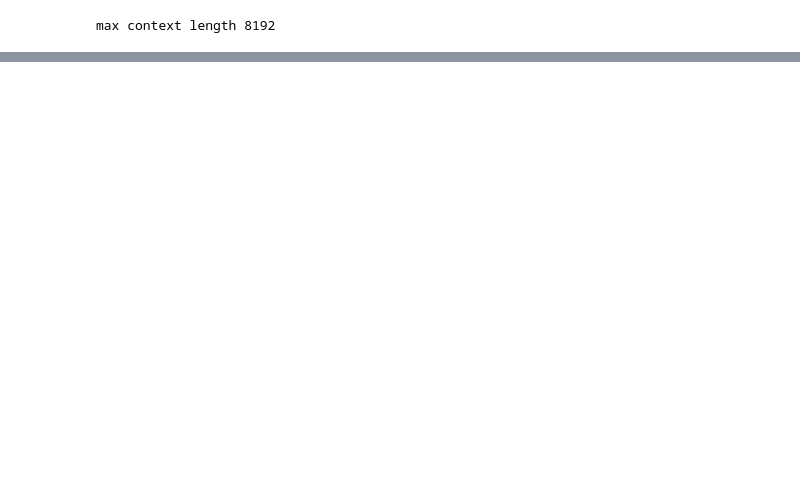
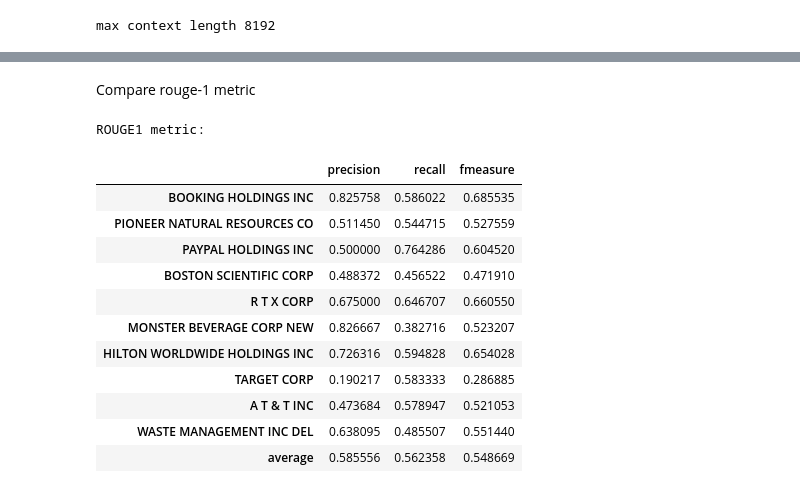
Before and after one commit to terence-lim/data-science-notebooks, a Jupyter notebook: summarization_llm.ipynb, the cells around one changed output, grey strips where cells are left out. Saved outputs shown, nothing was run; the diff lists cells and outputs as text; code cells hidden in the pictures; blank space fills up the shorter version.

```diff
--- a/summarization_llm.ipynb
+++ b/summarization_llm.ipynb
@@ -198,0 +229,17 @@ Summary:""".strip()
+# %%
+# template to prompt GPT and generate response
+def get_gpt_response(prompt: str, system_prompt: str,
+                     model: str = LLM_MODEL) -> str:
+    """Creating message required by API: "prompt" will be the query sent to GPT"""
+    try:
+        messages = [{"role": "system", "content": system_prompt},
+                    {"role": "user", "content": prompt}]
+        completion = client.chat.completions.create(
+            model=model,  # must match the custom deployment name you chose
+            messages=messages,
+            temperature=0.0,
+        )
+        return completion.choices[0].message.content
+    except Exception as e:
+        print(f"ERROR!\n\n {e}")
+        return None
@@ -226,0 +298,5 @@ risk.
+# %%
+# To compute rouge-1 and rouge-2 scores
+rouge_types = ['rouge1', 'rouge2']
+scorer = rouge_scorer.RougeScorer(rouge_types, use_stemmer=True)
+scores = {rouge_type: [] for rouge_type in rouge_types}
@@ -226,0 +305,18 @@ risk.
+# %%
+reference = {}
+for permno in docs.index:
+    print('=====', univ.loc[permno, 'comnam'], '=====')
+    system_prompt = "You are an AI assistant."
+    prompt_template = f"""
+"Write a concise summary of the text.
+
+Text in triple quotes: '''{(found.loc[permno, 'item'] + ' ')[:MAX_CHAR]}'''
+
+Summary:""".strip()
+    reference[permno] = get_gpt_response(prompt_template, system_prompt)
+    print("\n".join([textwrap.fill(s) for s in reference[permno].split('\n')]))
+    print()
+    score = scorer.score(target=reference[permno], prediction=summary[permno])
+    for rouge_type in rouge_types:
+        scores[rouge_type].append(Series(score[rouge_type]._asdict(),
+                                         name=univ.loc[permno, 'comnam']))
@@ -226,0 +341,21 @@ risk.
+# %% [markdown]
+Compare rouge-1 metric
+# %%
+rouge_type = rouge_types[0]
+df = pd.concat(scores[rouge_type], axis=1)
+print(f"{rouge_type.upper()} metric:")
+pd.concat([df, df.T.mean().rename('  average')], axis=1).T
+# %% [output]
+ROUGE1 metric:
+|  | precision | recall | fmeasure |
+| BOOKING HOLDINGS INC | 0.825758 | 0.586022 | 0.685535 |
+| PIONEER NATURAL RESOURCES CO | 0.511450 | 0.544715 | 0.527559 |
+| PAYPAL HOLDINGS INC | 0.500000 | 0.764286 | 0.604520 |
+| BOSTON SCIENTIFIC CORP | 0.488372 | 0.456522 | 0.471910 |
+| R T X CORP | 0.675000 | 0.646707 | 0.660550 |
+| MONSTER BEVERAGE CORP NEW | 0.826667 | 0.382716 | 0.523207 |
+| HILTON WORLDWIDE HOLDINGS INC | 0.726316 | 0.594828 | 0.654028 |
+| TARGET CORP | 0.190217 | 0.583333 | 0.286885 |
+| A T & T INC | 0.473684 | 0.578947 | 0.521053 |
+| WASTE MANAGEMENT INC DEL | 0.638095 | 0.485507 | 0.551440 |
+| average | 0.585556 | 0.562358 | 0.548669 |
```
Also changed, not shown: parts of 26 cells of this notebook, 12 other files.
